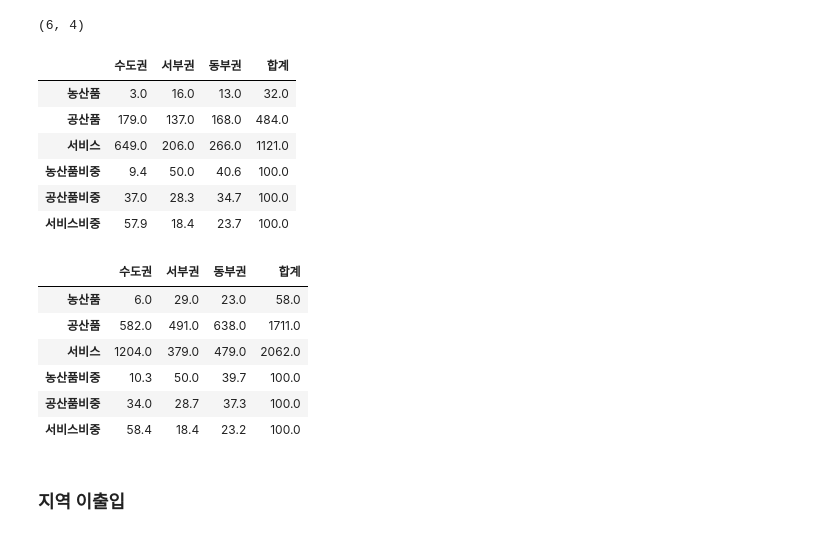
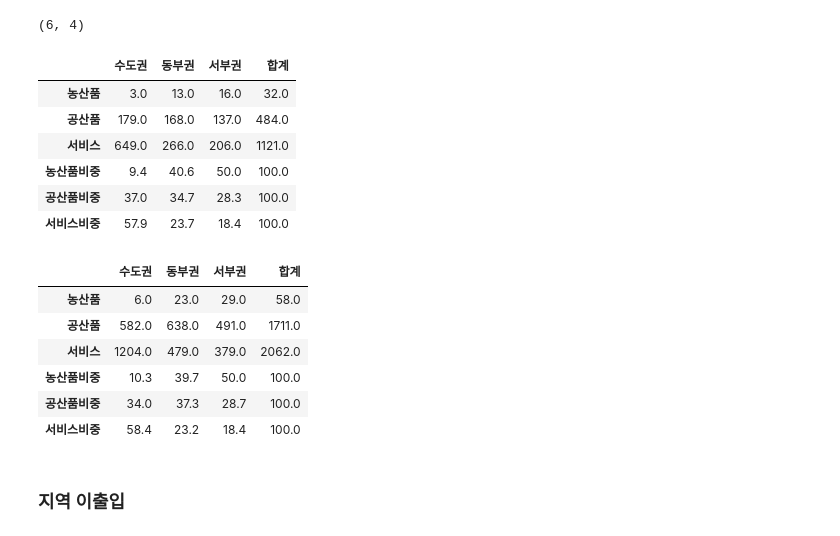
Before and after one commit to Tom-Jung/legendary-funicular, a Jupyter notebook: Ch7. 지역산업연관분석_3부문_3지역_new.ipynb, the cells around one changed output. Cells and saved outputs as stored; diff of their text form; code cells hidden in the pictures.

```diff
--- a/Ch7. 지역산업연관분석_3부문_3지역_new.ipynb
+++ b/Ch7. 지역산업연관분석_3부문_3지역_new.ipynb
@@ -139,29 +139,29 @@ va_by_ind.shape
 # %% [output]
 (6, 4)
 # %%
-VA_IND = pd.DataFrame(va_by_ind, columns = ['수도권', '서부권', '동부권', '합계'],
+VA_IND = pd.DataFrame(va_by_ind, columns = ['수도권', '동부권', '서부권', '합계'],
                      index=['농산품', '공산품', '서비스', '농산품비중', '공산품비중', '서비스비중',]) # 변수명 붙여서 pandas로 내보내기
 VA_IND
 # %% [output]
-|  | 수도권 | 서부권 | 동부권 | 합계 |
-| 농산품 | 3.0 | 16.0 | 13.0 | 32.0 |
-| 공산품 | 179.0 | 137.0 | 168.0 | 484.0 |
-| 서비스 | 649.0 | 206.0 | 266.0 | 1121.0 |
-| 농산품비중 | 9.4 | 50.0 | 40.6 | 100.0 |
-| 공산품비중 | 37.0 | 28.3 | 34.7 | 100.0 |
-| 서비스비중 | 57.9 | 18.4 | 23.7 | 100.0 |
+|  | 수도권 | 동부권 | 서부권 | 합계 |
+| 농산품 | 3.0 | 13.0 | 16.0 | 32.0 |
+| 공산품 | 179.0 | 168.0 | 137.0 | 484.0 |
+| 서비스 | 649.0 | 266.0 | 206.0 | 1121.0 |
+| 농산품비중 | 9.4 | 40.6 | 50.0 | 100.0 |
+| 공산품비중 | 37.0 | 34.7 | 28.3 | 100.0 |
+| 서비스비중 | 57.9 | 23.7 | 18.4 | 100.0 |
 # %%
-CT_IND = pd.DataFrame(ct_by_ind, columns = ['수도권', '서부권', '동부권', '합계'],
+CT_IND = pd.DataFrame(ct_by_ind, columns = ['수도권', '동부권', '서부권', '합계'],
                      index=['농산품', '공산품', '서비스', '농산품비중', '공산품비중', '서비스비중',]) # 변수명 붙여서 pandas로 내보내기
 CT_IND
 # %% [output]
-|  | 수도권 | 서부권 | 동부권 | 합계 |
-| 농산품 | 6.0 | 29.0 | 23.0 | 58.0 |
-| 공산품 | 582.0 | 491.0 | 638.0 | 1711.0 |
-| 서비스 | 1204.0 | 379.0 | 479.0 | 2062.0 |
-| 농산품비중 | 10.3 | 50.0 | 39.7 | 100.0 |
-| 공산품비중 | 34.0 | 28.7 | 37.3 | 100.0 |
-| 서비스비중 | 58.4 | 18.4 | 23.2 | 100.0 |
+|  | 수도권 | 동부권 | 서부권 | 합계 |
+| 농산품 | 6.0 | 23.0 | 29.0 | 58.0 |
+| 공산품 | 582.0 | 638.0 | 491.0 | 1711.0 |
+| 서비스 | 1204.0 | 479.0 | 379.0 | 2062.0 |
+| 농산품비중 | 10.3 | 39.7 | 50.0 | 100.0 |
+| 공산품비중 | 34.0 | 37.3 | 28.7 | 100.0 |
+| 서비스비중 | 58.4 | 23.2 | 18.4 | 100.0 |
 # %%
 # csv 파일로 내보내기
 VA_IND.to_csv('부가가치_산업별_지역별_비중.csv', encoding='utf_8-sig')
```
Also changed, not shown: parts of 39 cells of this notebook.
